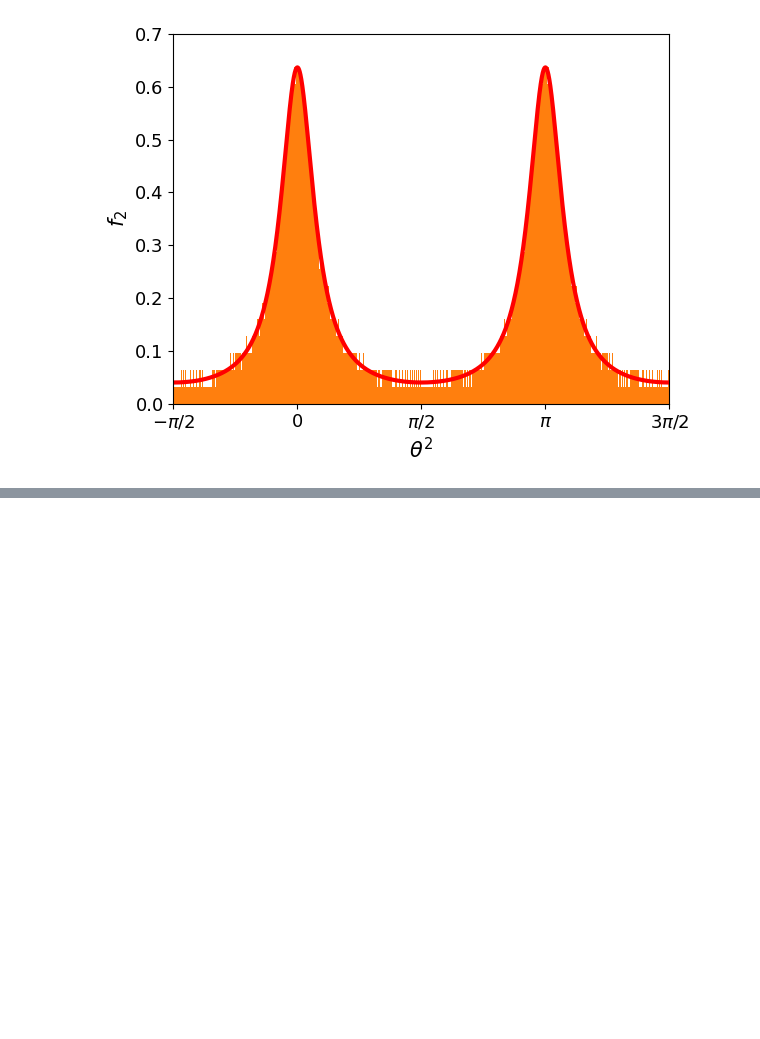
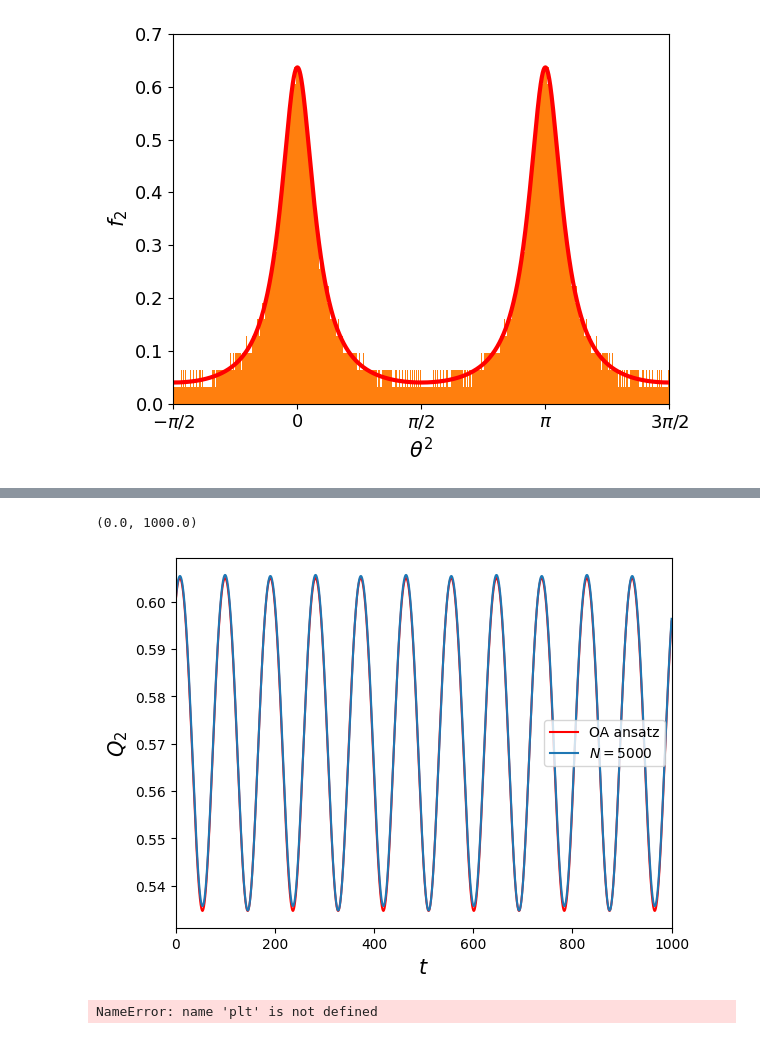
Before and after one commit to Gug-Young/Active_Rotator, a Jupyter notebook: 250227 analytical research.ipynb, the cells around one changed output, grey strips where cells are left out. Cells and saved outputs as stored; diff of their text form; code cells hidden in the pictures; blank space fills up the shorter version.

```diff
--- a/250327 analytical research.ipynb
+++ b/250227 analytical research.ipynb
@@ -210,0 +219,10 @@ Text(0.5, 0, '$\\theta^2$')
+# %%
+alpha = np.pi/3
+beta = 0.3
+eta1 = 0.2
+eta2 = 0.00
+shift = 0
+N = 5000
+# %%
+t_end = 1000
+Q_init = 0.6
@@ -210,0 +255,20 @@ Text(0.5, 0, '$\\theta^2$')
+# %%
+plt.plot(t,Q2_4,label=r'OA ansatz',color='red')
+plt.plot(t,Q2_s_reg,label=r'$N = 5000$')
+plt.legend()
+plt.xlabel(r'$t$',fontsize=15)
+plt.ylabel(r'$Q_2$',fontsize=15)
+plt.xlim(0,1000)
+# %% [output]
+(0.0, 1000.0)
+[figure, added]
+# %%
+# plt.plot(t,Q2_2,label=r'$Q_2(2)$')
+# plt.plot(t,Q2_4,label=r'$Q_2(4)$')
+# plt.plot(t,Q2_4,label=r'$Q_2(4)$')
+# plt.plot(t,Q2_5,label=r'$Q_2(5)$')
+plt.plot(t,Q2_4 - Q2_s_reg,label=r'$Q_2(simul)$')
+# plt.plot(t,Q2_5 - Q2_s_reg,label=r'$Q_2(simul)$')
+plt.legend()
+# %% [output]
+NameError: name 'plt' is not defined
```
Also changed, not shown: parts of 9 cells of this notebook, 4 other files.
